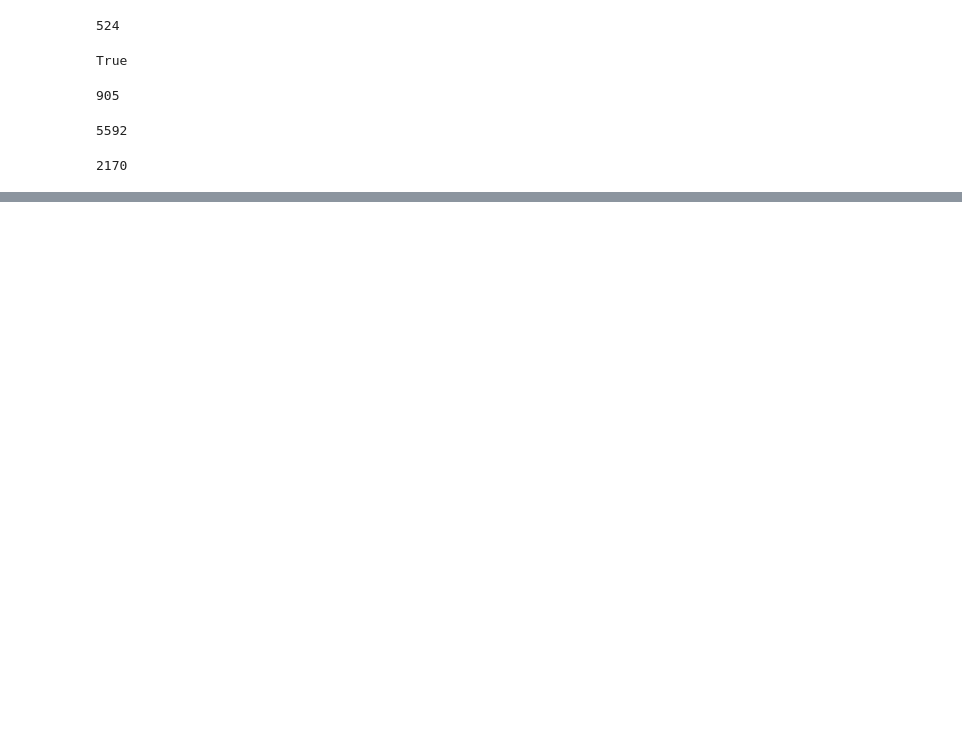
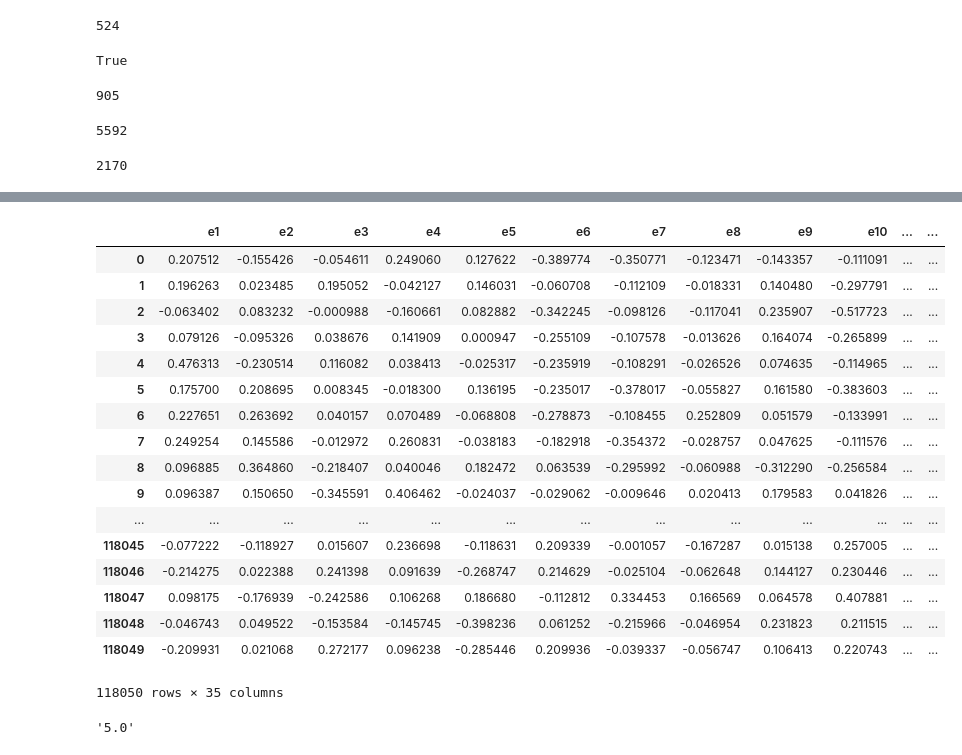
Before and after one commit to Dweepa/ItsAllInTheGenes, a Jupyter notebook: External /ExternalEval.ipynb, the cells around one changed output, grey strips where cells are left out. Cells and saved outputs as stored; diff of their text form; code cells hidden in the pictures; blank space fills up the shorter version.

```diff
--- a/External /ExternalEval.ipynb
+++ b/External /ExternalEval.ipynb
@@ -101,3 +81,18 @@ test = pickle.load(open("../Data/test_perts","rb"))
 len(np.unique(np.concatenate((train,test))))
 # %% [output]
 2170
+# %%
+emb = pd.read_pickle("../Data/Embeddings/emb50all")
+full = pd.read_pickle("../Data/full")
+# %%
+emb.target = list(full.target)
+# %%
+emb['target_name'] = l
+# %%
+level=[]
+for i in range(len(list(emb.target_name))):
+    a = data[data["Preferred Label"]==emb.target_name[i]]["ATC LEVEL"]
+    b = a.to_string().split()[1]
+    level.append(b)
+    sys.stdout.write('\r%d/%d\t\t%s' % (i, len(emb.target_name),b))
+level
@@ -103,0 +118,26 @@ len(np.unique(np.concatenate((train,test))))
+# %%
+emb["level"]=level
+emb
+# %% [output]
+|  | e1 | e2 | e3 | e4 | e5 | e6 | e7 | e8 | e9 | e10 | ... | ... |
+| 0 | 0.207512 | -0.155426 | -0.054611 | 0.249060 | 0.127622 | -0.389774 | -0.350771 | -0.123471 | -0.143357 | -0.111091 | ... | ... |
+| 1 | 0.196263 | 0.023485 | 0.195052 | -0.042127 | 0.146031 | -0.060708 | -0.112109 | -0.018331 | 0.140480 | -0.297791 | ... | ... |
+| 2 | -0.063402 | 0.083232 | -0.000988 | -0.160661 | 0.082882 | -0.342245 | -0.098126 | -0.117041 | 0.235907 | -0.517723 | ... | ... |
+| 3 | 0.079126 | -0.095326 | 0.038676 | 0.141909 | 0.000947 | -0.255109 | -0.107578 | -0.013626 | 0.164074 | -0.265899 | ... | ... |
+| 4 | 0.476313 | -0.230514 | 0.116082 | 0.038413 | -0.025317 | -0.235919 | -0.108291 | -0.026526 | 0.074635 | -0.114965 | ... | ... |
+| 5 | 0.175700 | 0.208695 | 0.008345 | -0.018300 | 0.136195 | -0.235017 | -0.378017 | -0.055827 | 0.161580 | -0.383603 | ... | ... |
+| 6 | 0.227651 | 0.263692 | 0.040157 | 0.070489 | -0.068808 | -0.278873 | -0.108455 | 0.252809 | 0.051579 | -0.133991 | ... | ... |
+| 7 | 0.249254 | 0.145586 | -0.012972 | 0.260831 | -0.038183 | -0.182918 | -0.354372 | -0.028757 | 0.047625 | -0.111576 | ... | ... |
+| 8 | 0.096885 | 0.364860 | -0.218407 | 0.040046 | 0.182472 | 0.063539 | -0.295992 | -0.060988 | -0.312290 | -0.256584 | ... | ... |
+| 9 | 0.096387 | 0.150650 | -0.345591 | 0.406462 | -0.024037 | -0.029062 | -0.009646 | 0.020413 | 0.179583 | 0.041826 | ... | ... |
+| ... | ... | ... | ... | ... | ... | ... | ... | ... | ... | ... | ... | ... |
+| 118045 | -0.077222 | -0.118927 | 0.015607 | 0.236698 | -0.118631 | 0.209339 | -0.001057 | -0.167287 | 0.015138 | 0.257005 | ... | ... |
+| 118046 | -0.214275 | 0.022388 | 0.241398 | 0.091639 | -0.268747 | 0.214629 | -0.025104 | -0.062648 | 0.144127 | 0.230446 | ... | ... |
+| 118047 | 0.098175 | -0.176939 | -0.242586 | 0.106268 | 0.186680 | -0.112812 | 0.334453 | 0.166569 | 0.064578 | 0.407881 | ... | ... |
+| 118048 | -0.046743 | 0.049522 | -0.153584 | -0.145745 | -0.398236 | 0.061252 | -0.215966 | -0.046954 | 0.231823 | 0.211515 | ... | ... |
+| 118049 | -0.209931 | 0.021068 | 0.272177 | 0.096238 | -0.285446 | 0.209936 | -0.039337 | -0.056747 | 0.106413 | 0.220743 | ... | ... |
+118050 rows × 35 columns
+# %%
+data[data["Preferred Label"]=='biperiden']["ATC LEVEL"].to_string().split()[1]
+# %% [output]
+'5.0'
```
Also changed, not shown: parts of 6 cells of this notebook.
